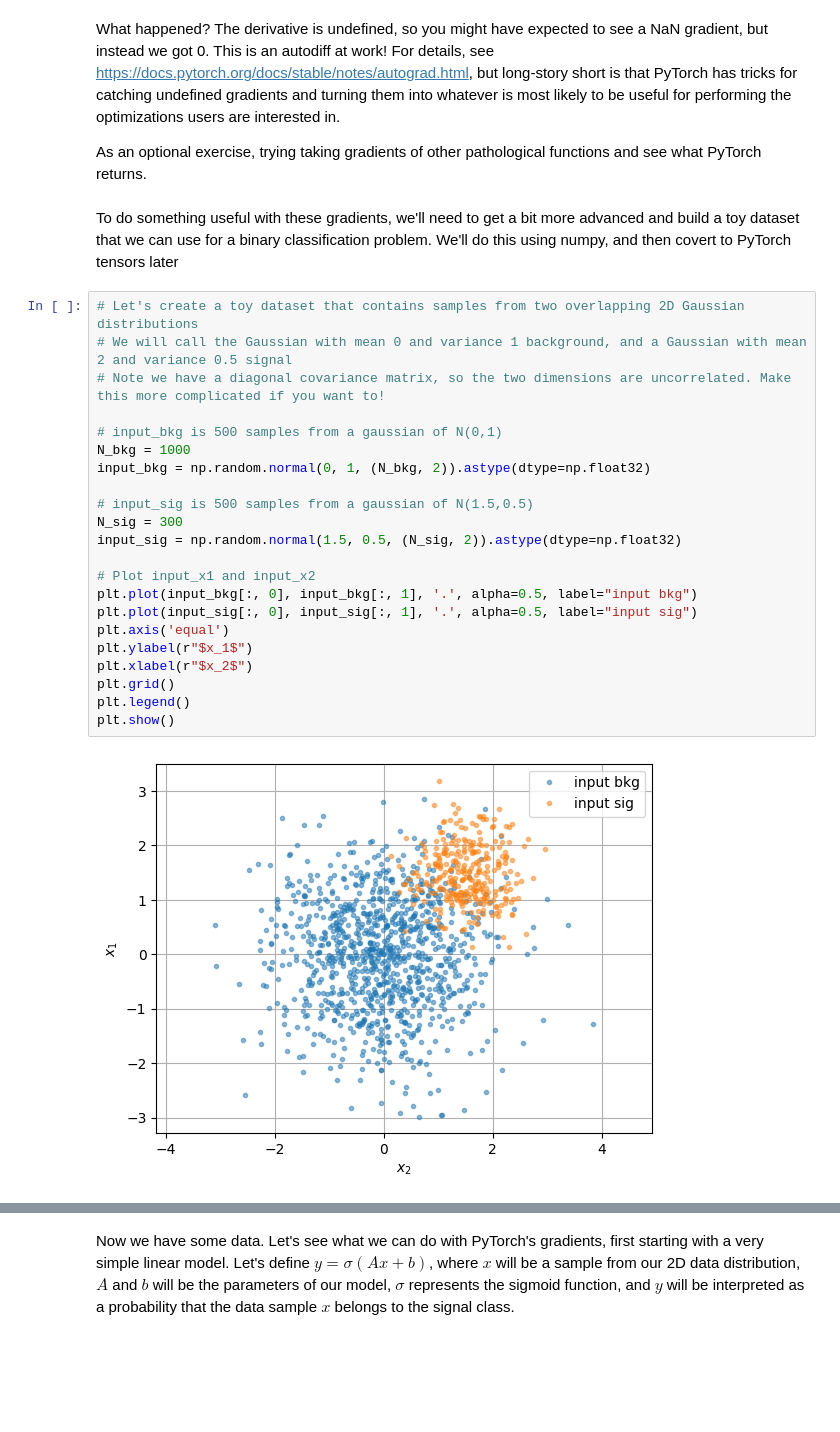
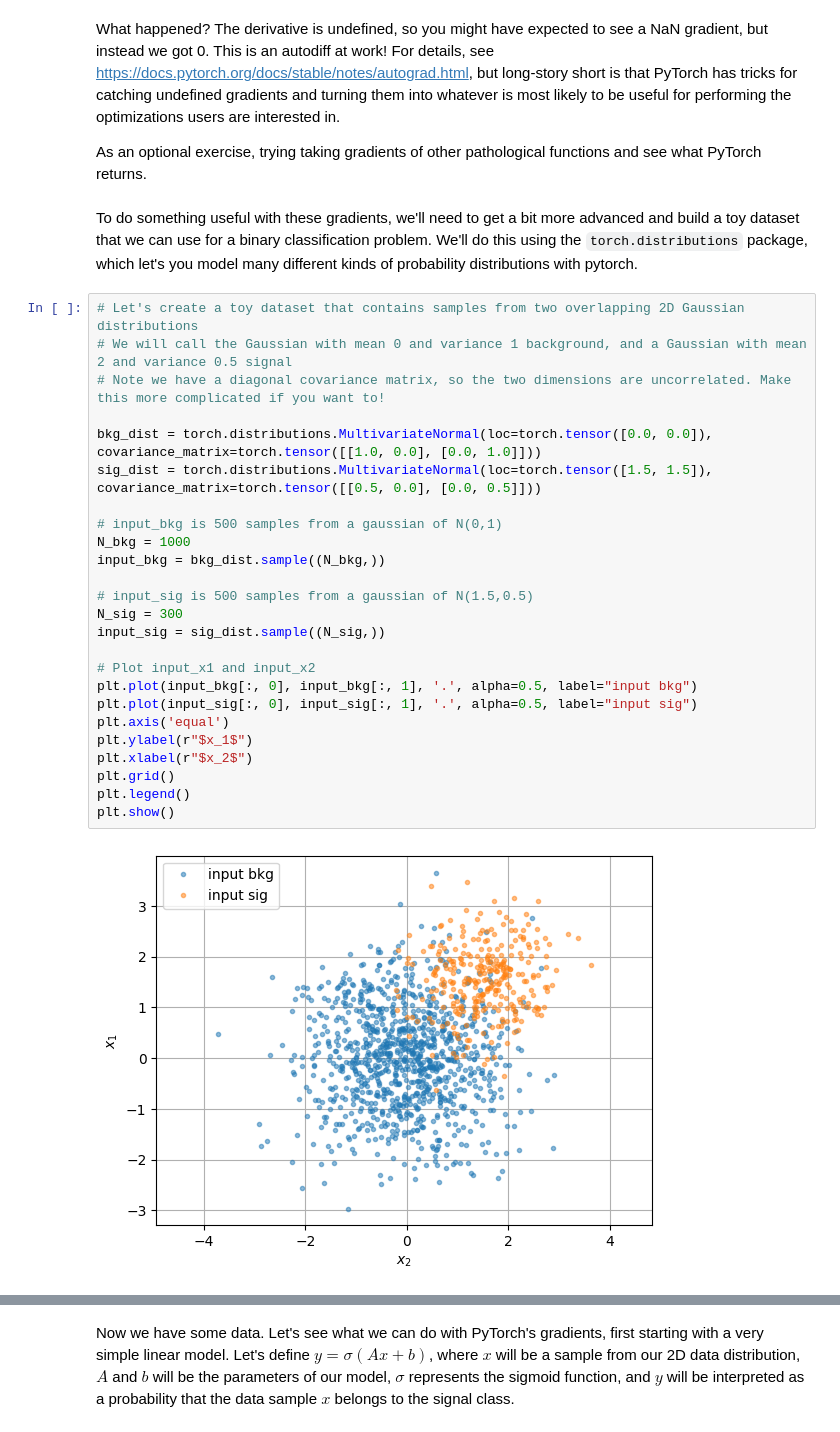
Before and after one commit to mohummudh/2025-lbnl, a Jupyter notebook: sessions/day1/intro_ml_tutorial_part1.ipynb, the cells around one changed output, grey strips where cells are left out. Cells and saved outputs as stored; diff of their text form; blank space fills up the shorter version.

```diff
--- a/sessions/day1/intro_ml_tutorial_part1.ipynb
+++ b/sessions/day1/intro_ml_tutorial_part1.ipynb
@@ -220,31 +221,34 @@ What happened? The derivative is undefined, so you might have expected to see a
 As an optional exercise, trying taking gradients of other pathological functions and see what PyTorch returns.
 # %% [markdown]
 To do something useful with these gradients, we'll need to get a bit more advanced and build a toy dataset that we can use for a binary classification problem.
-We'll do this using numpy, and then covert to PyTorch tensors later
+We'll do this using the `torch.distributions` package, which let's you model many different kinds of probability distributions with pytorch.
 # %%
 # Let's create a toy dataset that contains samples from two overlapping 2D Gaussian distributions
 # We will call the Gaussian with mean 0 and variance 1 background, and a Gaussian with mean 2 and variance 0.5 signal
 # Note we have a diagonal covariance matrix, so the two dimensions are uncorrelated. Make this more complicated if you want to!
 
+bkg_dist = torch.distributions.MultivariateNormal(loc=torch.tensor([0.0, 0.0]), covariance_matrix=torch.tensor([[1.0, 0.0], [0.0, 1.0]]))
+sig_dist = torch.distributions.MultivariateNormal(loc=torch.tensor([1.5, 1.5]), covariance_matrix=torch.tensor([[0.5, 0.0], [0.0, 0.5]]))
+
 # input_bkg is 500 samples from a gaussian of N(0,1)
 N_bkg = 1000
-input_bkg = np.random.normal(0, 1, (N_bkg, 2)).astype(dtype=np.float32)
+input_bkg = bkg_dist.sample((N_bkg,))
 
 # input_sig is 500 samples from a gaussian of N(1.5,0.5)
 N_sig = 300
-input_sig = np.random.normal(1.5, 0.5, (N_sig, 2)).astype(dtype=np.float32)
+input_sig = sig_dist.sample((N_sig,))
 
 # Plot input_x1 and input_x2
 plt.plot(input_bkg[:, 0], input_bkg[:, 1], '.', alpha=0.5, label="input bkg")
 plt.plot(input_sig[:, 0], input_sig[:, 1], '.', alpha=0.5, label="input sig")
 plt.axis('equal')
 plt.ylabel(r"$x_1$")
 plt.xlabel(r"$x_2$")
 plt.grid()
 plt.legend()
 plt.show()
 # %% [output]
-[figure, old version]
+[figure, new version]
 # %%
 # We know what points are samples from which distribution, but in real world examples we don't, so let's pretend and put the data together in a single array.
 # This data will be used as input to machine learning models in what follows.
```
Also changed, not shown: parts of 25 cells of this notebook.
